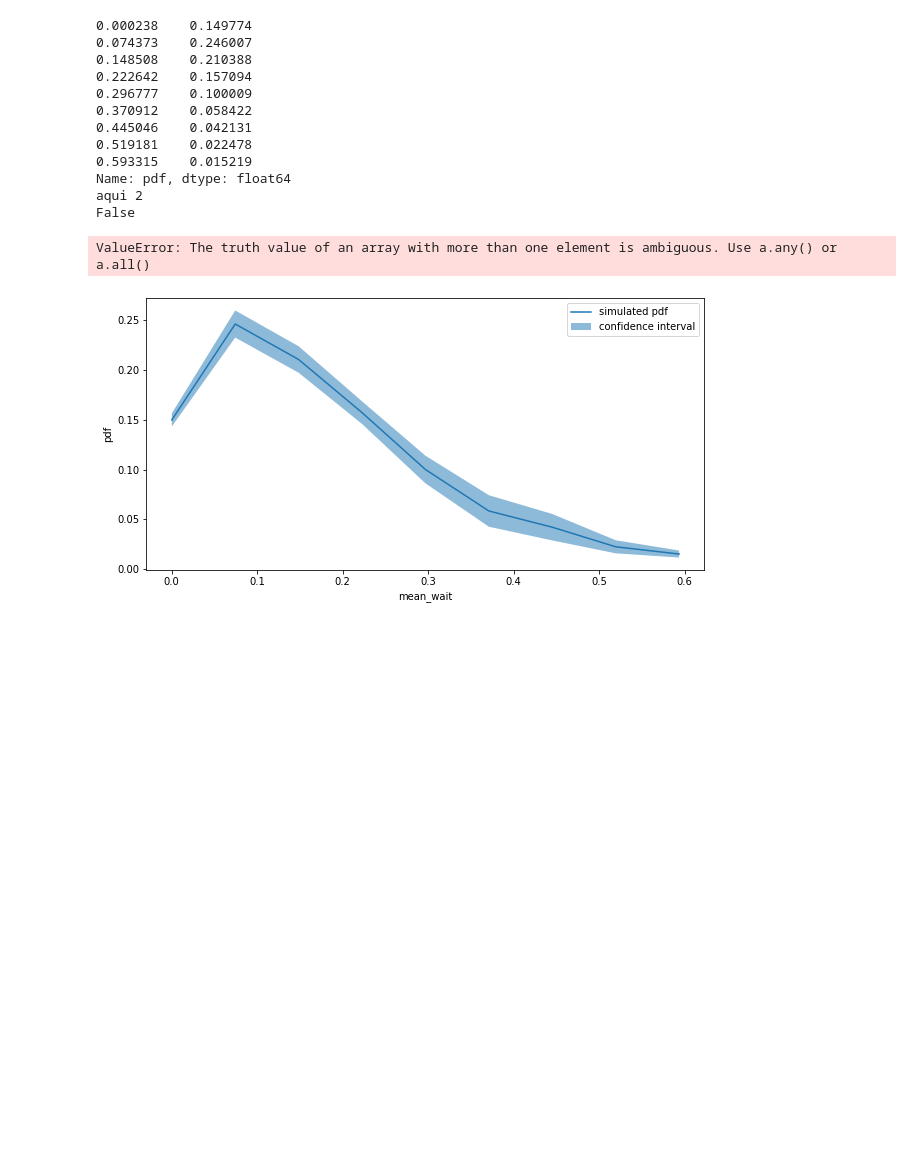
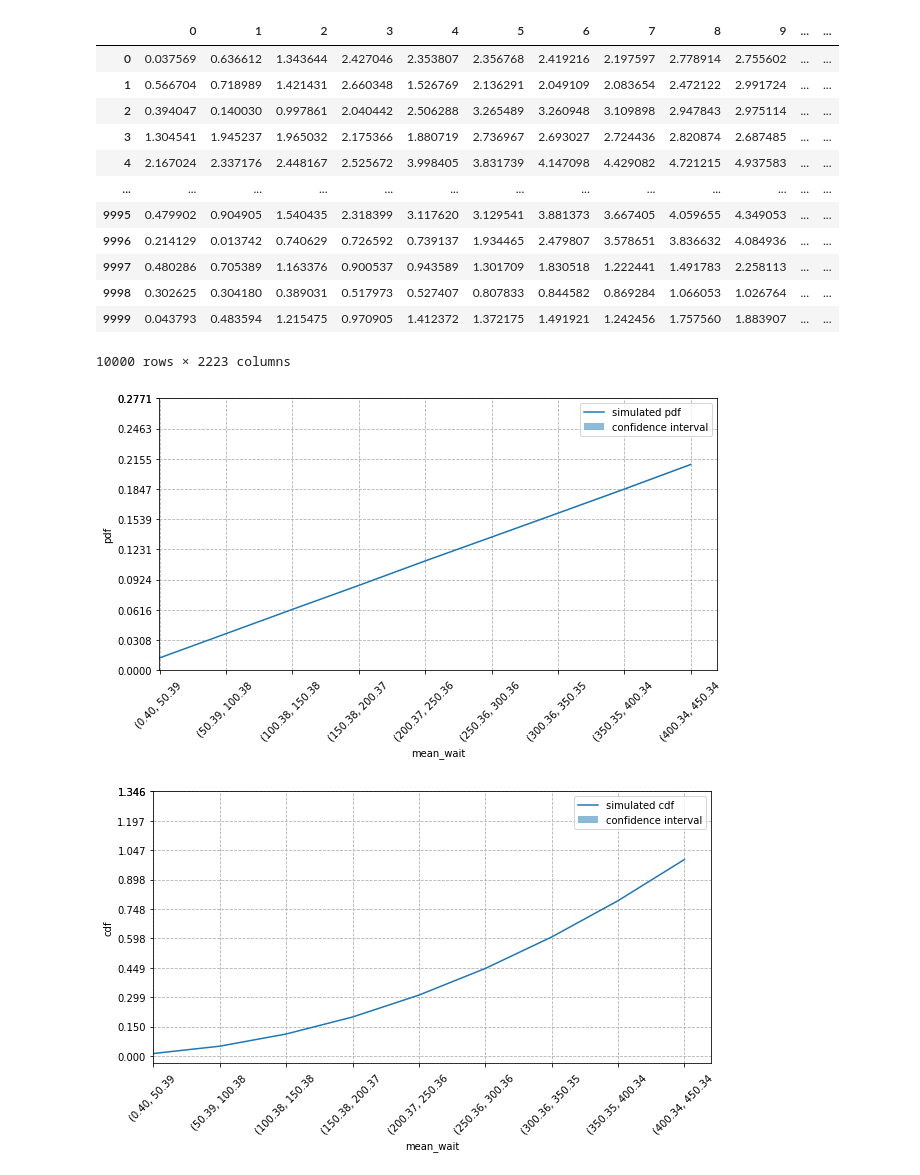
Before and after one commit to GabrielAureo/trab-final-AD-2021.2, a Jupyter notebook: test.ipynb, the cells around one changed output. Cells and saved outputs as stored; diff of their text form; code cells hidden in the pictures; blank space fills up the shorter version.

```diff
--- a/test.ipynb
+++ b/test.ipynb
@@ -7,9 +7,6 @@ from simulations import queue_sim
 from simulated_metrics import customers_dist
 from plot_metrics import plot_md1_customers_dist
 import pandas as pd
-# %%
-pd.set_option('display.max_columns', None)
-pd.set_option('display.max_rows', None)
 # %%
 sim = queue_sim(lamda= .3, mu = .2, runs = 1000, max_events= 100)
 # %%
@@ -72,20 +35,22 @@ False
 # %%
 from plot_metrics import plot_mm1_wait_dist
 from simulations import queue_sim
-sim = queue_sim(lamda= 1, mu = 10)
+from simulated_metrics import wait_dist
+sim = queue_sim(lamda= 4, mu = 2, max_events = 1e1000, runs = 10000)
 dist_df = plot_mm1_wait_dist(sim)
 # %% [output]
+|  | 0 | 1 | 2 | 3 | 4 | 5 | 6 | 7 | 8 | 9 | ... | ... |
+| 0 | 0.037569 | 0.636612 | 1.343644 | 2.427046 | 2.353807 | 2.356768 | 2.419216 | 2.197597 | 2.778914 | 2.755602 | ... | ... |
+| 1 | 0.566704 | 0.718989 | 1.421431 | 2.660348 | 1.526769 | 2.136291 | 2.049109 | 2.083654 | 2.472122 | 2.991724 | ... | ... |
+| 2 | 0.394047 | 0.140030 | 0.997861 | 2.040442 | 2.506288 | 3.265489 | 3.260948 | 3.109898 | 2.947843 | 2.975114 | ... | ... |
+| 3 | 1.304541 | 1.945237 | 1.965032 | 2.175366 | 1.880719 | 2.736967 | 2.693027 | 2.724436 | 2.820874 | 2.687485 | ... | ... |
+| 4 | 2.167024 | 2.337176 | 2.448167 | 2.525672 | 3.998405 | 3.831739 | 4.147098 | 4.429082 | 4.721215 | 4.937583 | ... | ... |
+| ... | ... | ... | ... | ... | ... | ... | ... | ... | ... | ... | ... | ... |
+| 9995 | 0.479902 | 0.904905 | 1.540435 | 2.318399 | 3.117620 | 3.129541 | 3.881373 | 3.667405 | 4.059655 | 4.349053 | ... | ... |
+| 9996 | 0.214129 | 0.013742 | 0.740629 | 0.726592 | 0.739137 | 1.934465 | 2.479807 | 3.578651 | 3.836632 | 4.084936 | ... | ... |
+| 9997 | 0.480286 | 0.705389 | 1.163376 | 0.900537 | 0.943589 | 1.301709 | 1.830518 | 1.222441 | 1.491783 | 2.258113 | ... | ... |
+| 9998 | 0.302625 | 0.304180 | 0.389031 | 0.517973 | 0.527407 | 0.807833 | 0.844582 | 0.869284 | 1.066053 | 1.026764 | ... | ... |
+| 9999 | 0.043793 | 0.483594 | 1.215475 | 0.970905 | 1.412372 | 1.372175 | 1.491921 | 1.242456 | 1.757560 | 1.883907 | ... | ... |
-0.000238    0.149774
-0.074373    0.246007
-0.148508    0.210388
-0.222642    0.157094
-0.296777    0.100009
-0.370912    0.058422
-0.445046    0.042131
-0.519181    0.022478
-0.593315    0.015219
-Name: pdf, dtype: float64
-aqui 2
-False
+10000 rows × 2223 columns
-ValueError: The truth value of an array with more than one element is ambiguous. Use a.any() or a.all()
-[figure, old version]
+[figure, new version]
+[figure, added]
```
Also changed, not shown: parts of 1 cell of this notebook, 5 other files.
